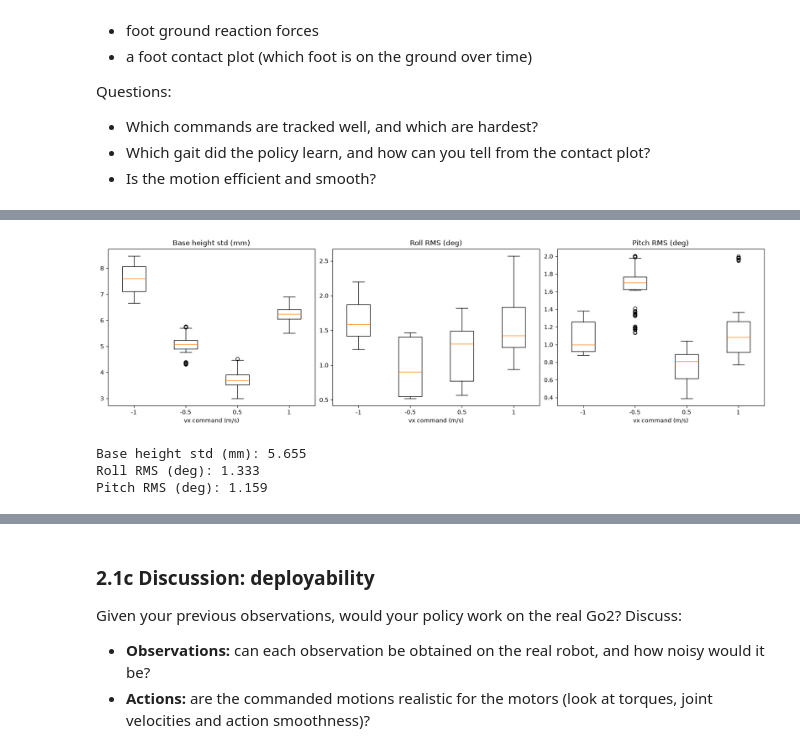
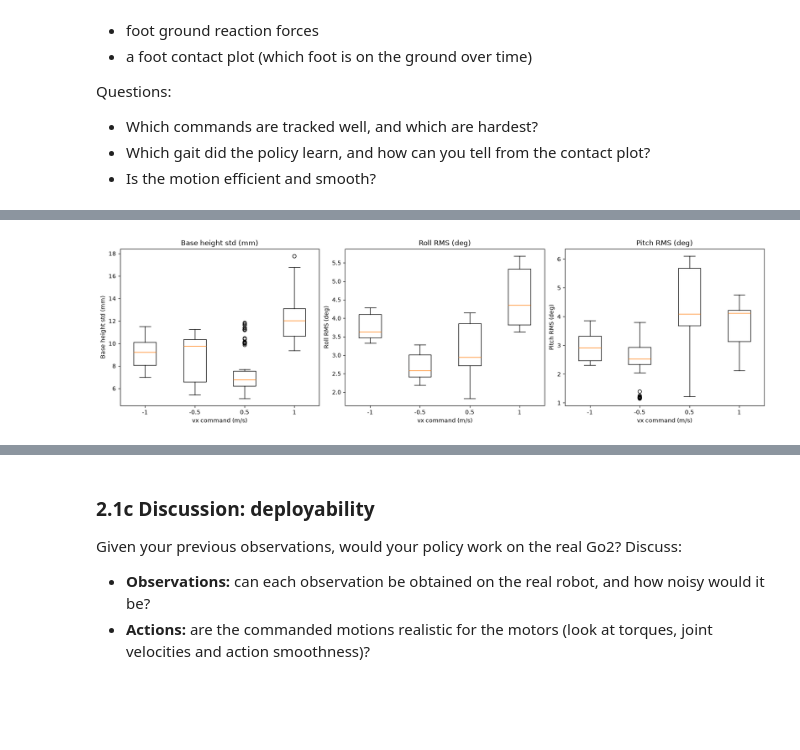
Before and after one commit to JustinLungu/GO2-Locomotion-RL, a Jupyter notebook: notebooks/02_flat_analysis.ipynb, the cells around one changed output, grey strips where cells are left out. Saved outputs shown, nothing was run; the diff lists cells and outputs as text; code cells hidden in the pictures; blank space fills up the shorter version.

```diff
--- a/notebooks/02_flat_analysis.ipynb
+++ b/notebooks/02_flat_analysis.ipynb
@@ -281,0 +260,4 @@ baseline: tracking reward 1.950 per step (linear + yaw, weighted)
+# %%
+data = {phase: load_run(created) for phase, created in PHASE_RUNS.items()}
+base = data[BASELINE]
+registry.show([d["run"] for d in data.values()])
@@ -517,0 +450,5 @@ Walking slowly costs more per metre, probably because the gait cycle keeps rough
+# %%
+# Falls of the baseline (all robots). Every later metric uses survivors.
+r_all, r = base["rollouts"], base["survivors"]
+print(f"Fall rate: {1 - r_all.alive.mean():.1%} ({np.sum(~r_all.alive)} of {r_all.num_robots} robots)")
+print("Commands with falls:", np.unique(r_all.cmd[~r_all.alive], axis=0).tolist())
@@ -517,0 +494,15 @@ Walking slowly costs more per metre, probably because the gait cycle keeps rough
+# %%
+def per_vx(r, values):
+    """Per-robot values grouped by vx command: (sorted vx values, list of arrays)."""
+    vxs = np.unique(r.cmd[:, 0])
+    return vxs, [values[r.cmd[:, 0] == vx] for vx in vxs]
+# %%
+walking = r.select(r.cmd[:, 0] != 0)
+vxs, cot = per_vx(walking, metrics.cost_of_transport(walking))
+cot_mean = [np.nanmean(c) for c in cot]
+cot_std = [np.nanstd(c) for c in cot]
+
+fig, ax = plt.subplots(figsize=(8, 4.5), layout="constrained")
+ax.errorbar(vxs, cot_mean, cot_std, fmt="o-", capsize=4)
+ax.set(xlabel="vx command (m/s)", ylabel="Mechanical CoT (-)", title="Cost of transport per forward command")
+plt.show()
@@ -518,22 +511,16 @@ Walking slowly costs more per metre, probably because the gait cycle keeps rough
 # %%
-# Figure 8: base stability, skipping the first second (50 steps) where the robot starts moving.
-# Height: std around its own mean. Roll and pitch: RMS around 0 (like the body_tilt reward), so a constant lean also counts.
-roll_pitch = np.degrees(metrics.roll_pitch_per_step(r)[:, 50:])
-stability = {
-    "Base height std (mm)": 1000 * r.base_pos[:, 50:, 2].std(axis=1),
-    "Roll RMS (deg)": np.sqrt(np.mean(roll_pitch[..., 0] ** 2, axis=1)),
-    "Pitch RMS (deg)": np.sqrt(np.mean(roll_pitch[..., 1] ** 2, axis=1)),
+stability = metrics.base_stability(r)
+columns = {
+    "Base height std (mm)": 1000 * stability[:, 0],
+    "Roll RMS (deg)": np.degrees(stability[:, 1]),
+    "Pitch RMS (deg)": np.degrees(stability[:, 2]),
 }
 
 fig, axes = plt.subplots(1, 3, figsize=(16, 4.5), layout="constrained")
-for ax, (title, values) in zip(axes, stability.items()):
-    ax.boxplot([values[r.cmd[:, 0] == v] for v in speeds], tick_labels=[f"{v:g}" for v in speeds])
-    ax.set(title=title, xlabel="vx command (m/s)")
+for ax, (label, values) in zip(axes, columns.items()):
+    vxs, by_vx = per_vx(r, values)
+    ax.boxplot(by_vx, tick_labels=[f"{vx:g}" for vx in vxs])
+    ax.set(xlabel="vx command (m/s)", ylabel=label, title=label)
 plt.show()
-for title, values in stability.items():
-    print(f"{title}: {values.mean():.3f}")
 # %% [output]
-[figure, old version]
+[figure, new version]
-Base height std (mm): 5.655
-Roll RMS (deg): 1.333
-Pitch RMS (deg): 1.159
```
Also changed, not shown: parts of 75 cells of this notebook, 6 other files.
